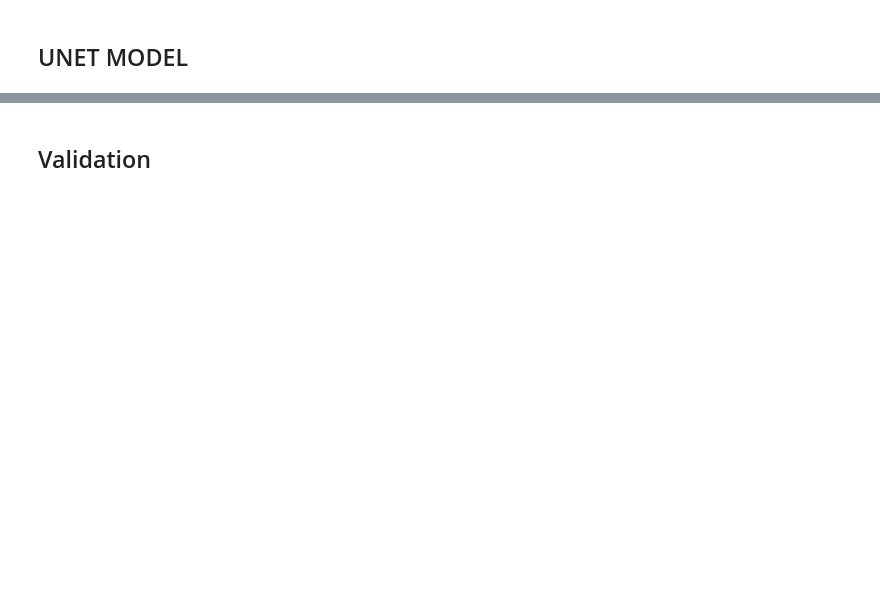
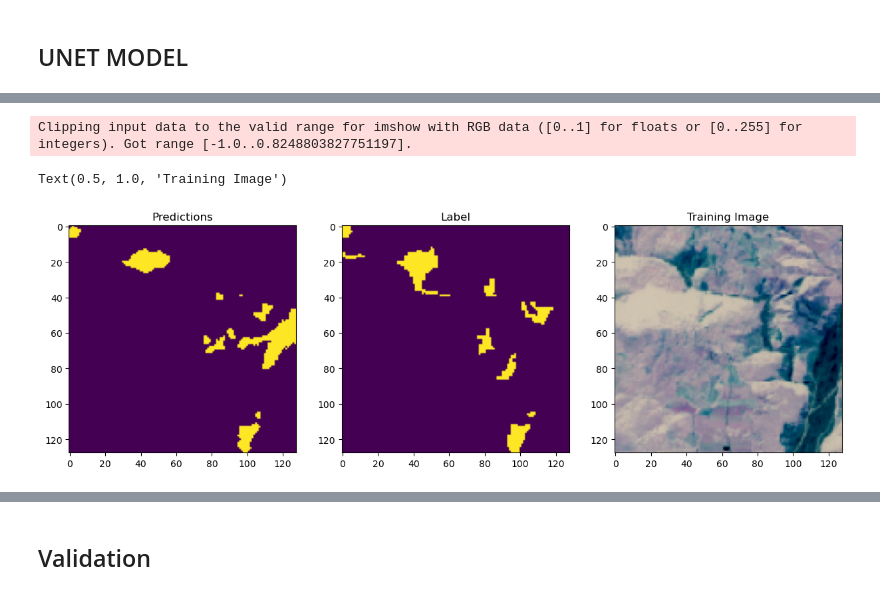
Before and after one commit to cakeforcat/EE581, a Jupyter notebook: src/init_model/landslide4sense10Chan.ipynb, the cells around one changed output, grey strips where cells are left out. Cells and saved outputs as stored; diff of their text form; code cells hidden in the pictures; blank space fills up the shorter version.

```diff
--- a/src/init_model/landslide4sense10Chan.ipynb
+++ b/src/init_model/landslide4sense10Chan.ipynb
@@ -583,0 +575,4 @@ Loss: 0.032980091869831085, Accuracy: 0.9868714213371277, F1 Score: 0.6806620955
+# %%
+threshold = 0.4
+pred_img = model.predict(x_valid)
+pred_img = (pred_img > threshold).astype(np.uint8)
@@ -583,0 +581,13 @@ Loss: 0.032980091869831085, Accuracy: 0.9868714213371277, F1 Score: 0.6806620955
+# %%
+img = 105
+fig,(ax1,ax2,ax3)= plt.subplots(1,3,figsize=(15,10))
+ax1.imshow(pred_img[img, :, :, 0])
+ax1.set_title("Predictions")
+ax2.imshow(y_valid[img, :, :, 0])
+ax2.set_title("Label")
+ax3.imshow(x_valid[img, :, :, 0:3])
+ax3.set_title('Training Image')
+# %% [output]
+Clipping input data to the valid range for imshow with RGB data ([0..1] for floats or [0..255] for integers). Got range [-1.0..0.8248803827751197].
+Text(0.5, 1.0, 'Training Image')
+[figure, added]
```
Also changed, not shown: parts of 10 cells of this notebook, 3 other files.
